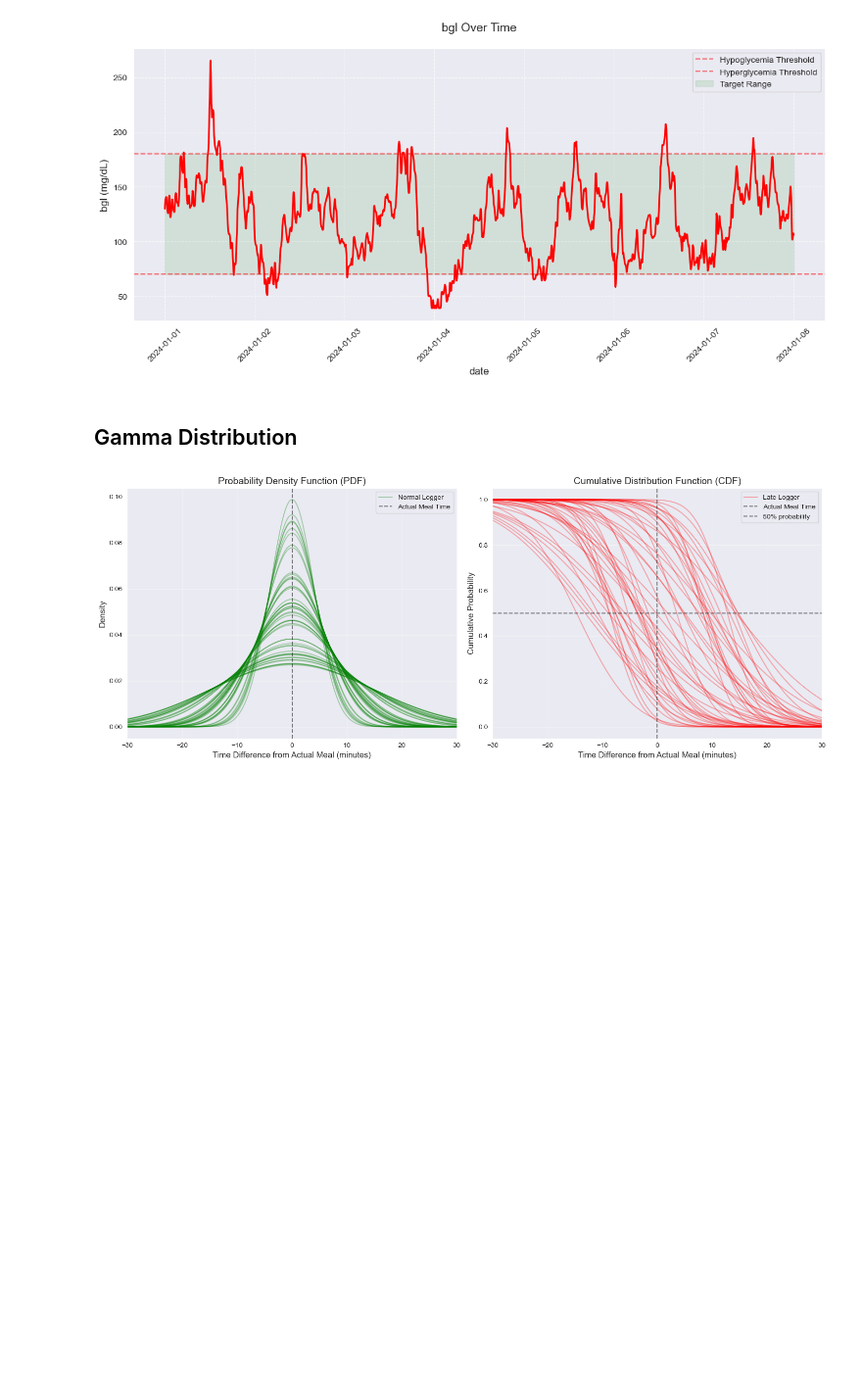
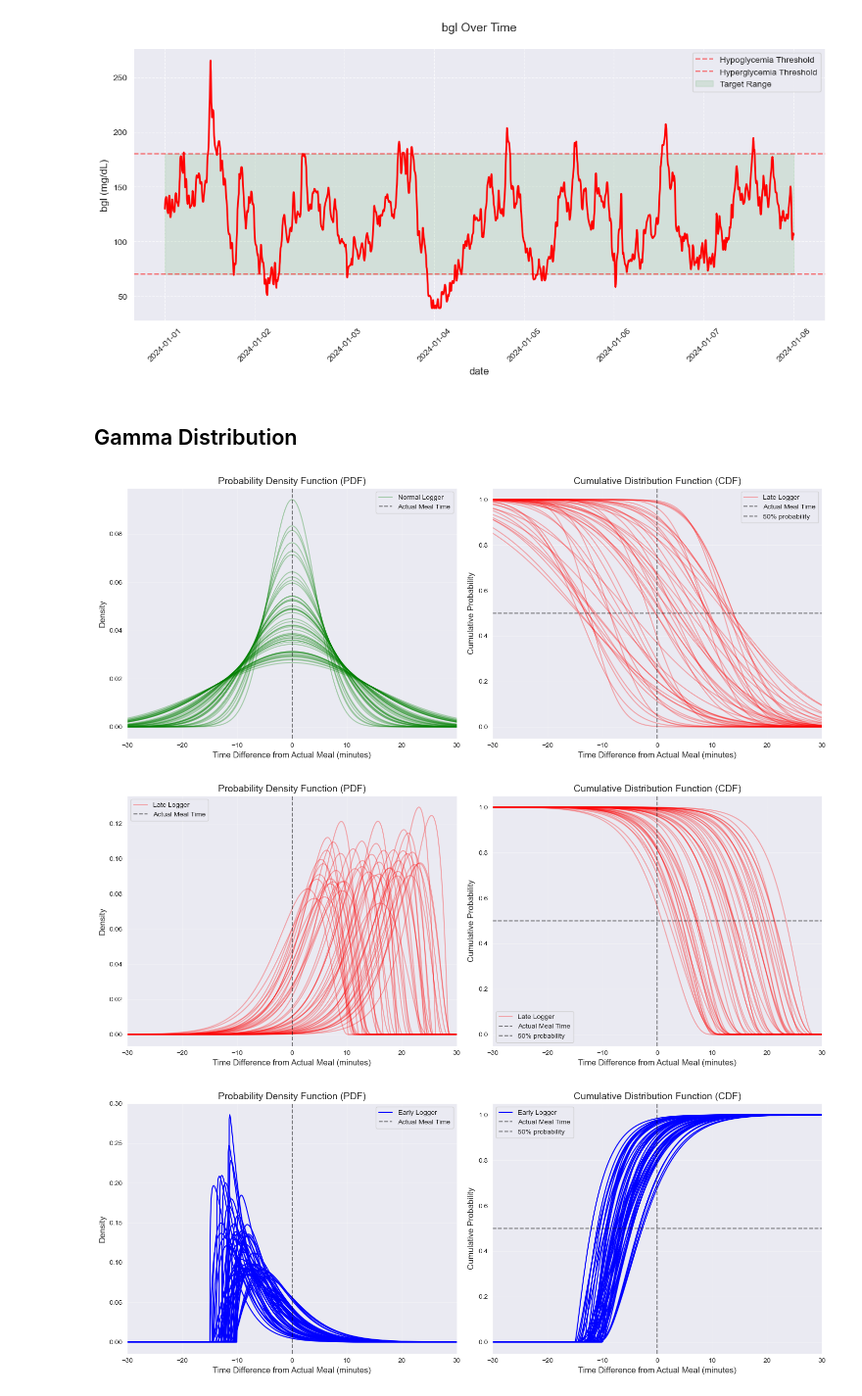
Before and after one commit to RobotPsychologist/bg_control, a Jupyter notebook: 0_meal_identification/meal_identification/notebooks/2.02-tc-simulated-date.ipynb, the cells around one changed output. Shown at 98% size. Drawn from its saved outputs; the diff is of its cells as text; code cells hidden in the pictures; blank space fills up the shorter version.

```diff
--- a/0_meal_identification/meal_identification/notebooks/2.02-tc-simulated-date.ipynb
+++ b/0_meal_identification/meal_identification/notebooks/2.02-tc-simulated-date.ipynb
@@ -120,33 +120,35 @@ def plot_random_distributions(direction='left'):
             ax2.plot(x, cdf, 'b-', alpha=1, label='Early Logger' if i == 0 else "")
 
 
 
     ax1.axvline(x=0, color='k', linestyle='--', alpha=0.5, label='Actual Meal Time')
     ax2.axvline(x=0, color='k', linestyle='--', alpha=0.5, label='Actual Meal Time')
     ax2.axhline(y=0.5, color='k', linestyle='--', alpha=0.5, label='50% probability')
 
 
     # PDF
     ax1.set_title('Probability Density Function (PDF)', fontsize=14)
     ax1.set_xlabel('Time Difference from Actual Meal (minutes)', fontsize=12)
     ax1.set_ylabel('Density', fontsize=12)
     ax1.grid(True, alpha=0.3)
     ax1.legend(fontsize=10)
     ax1.set_xlim(-30, 30)
 
     # CDF
     ax2.set_title('Cumulative Distribution Function (CDF)', fontsize=14)
     ax2.set_xlabel('Time Difference from Actual Meal (minutes)', fontsize=12)
     ax2.set_ylabel('Cumulative Probability', fontsize=12)
     ax2.grid(True, alpha=0.3)
     ax2.legend(fontsize=10)
     ax2.set_xlim(-30, 30)
 
     plt.tight_layout()
     plt.show()
 
 plot_random_distributions(direction='normal')
-# plot_random_distributions(direction='left')
-# plot_random_distributions(direction='right')
+plot_random_distributions(direction='left')
+plot_random_distributions(direction='right')
 # %% [output]
-[figure, old version]
+[figure, new version]
+[figure, added]
+[figure, added]
```
